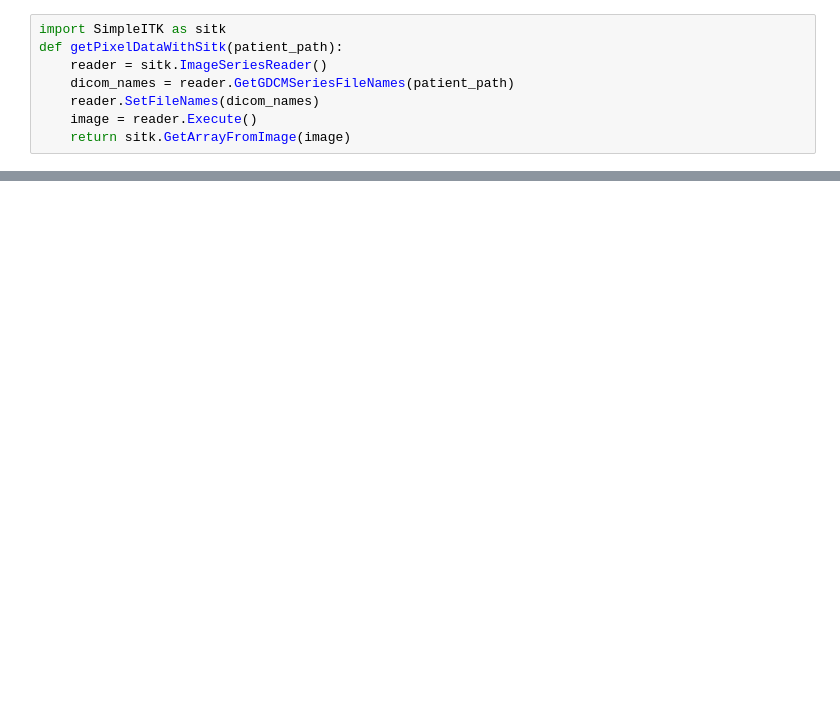
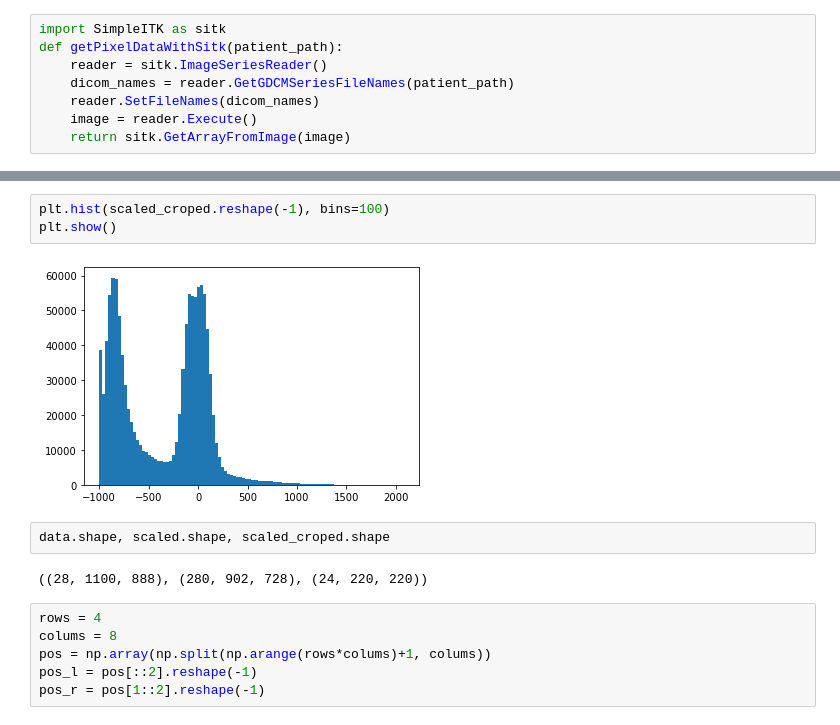
Before and after one commit to akorol98/osic, a Jupyter notebook: main.ipynb, the cells around one changed output, grey strips where cells are left out. Drawn from its saved outputs; the diff is of its cells as text; blank space fills up the shorter version.

```diff
--- a/main.ipynb
+++ b/main.ipynb
@@ -28,0 +203,15 @@ def get_im_with_mask(data):
+# %%
+plt.hist(scaled_croped.reshape(-1), bins=100)
+plt.show()
+# %% [output]
+[figure, added]
+# %%
+data.shape, scaled.shape, scaled_croped.shape
+# %% [output]
+((28, 1100, 888), (280, 902, 728), (24, 220, 220))
+# %%
+rows = 4
+colums = 8
+pos = np.array(np.split(np.arange(rows*colums)+1, colums))
+pos_l = pos[::2].reshape(-1)
+pos_r = pos[1::2].reshape(-1)
```
Also changed, not shown: parts of 66 cells of this notebook.
